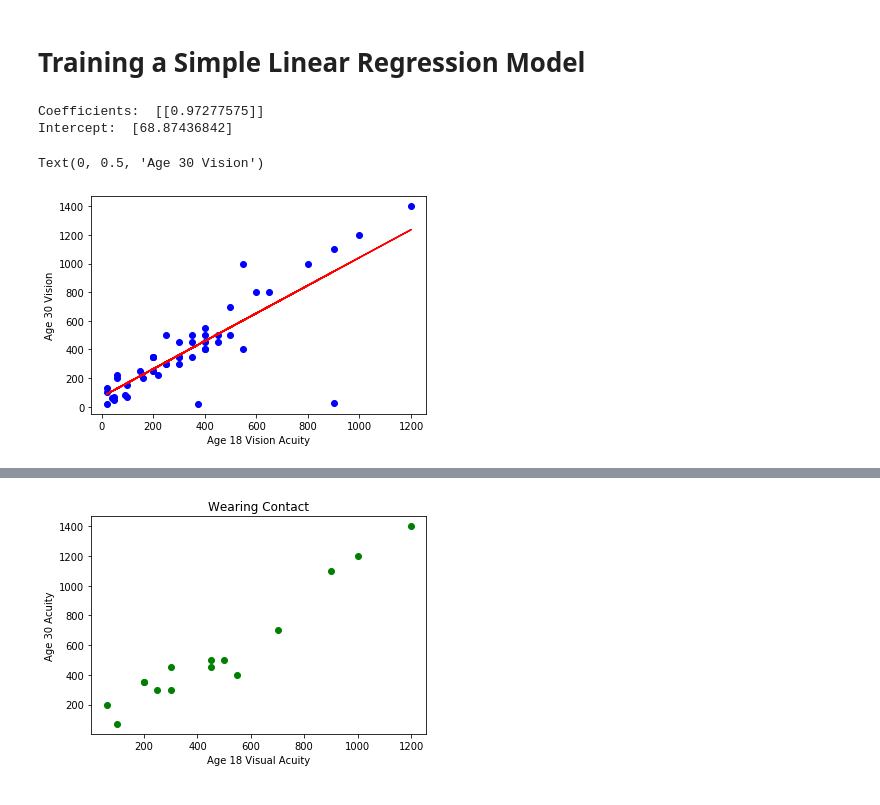
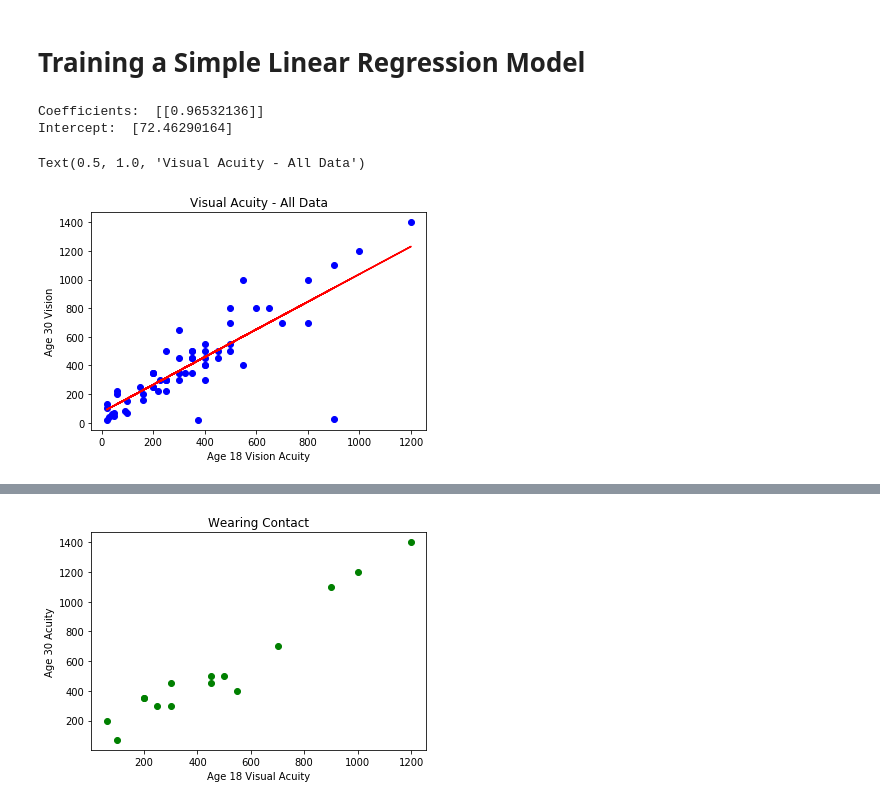
Before and after one commit to garychumd/Contact-Lens, a Jupyter notebook: Contact Lens.ipynb, the cells around one changed output, grey strips where cells are left out. Saved outputs shown, nothing was run; the diff lists cells and outputs as text; code cells hidden in the pictures.

```diff
--- a/Contact Lens.ipynb
+++ b/Contact Lens.ipynb
@@ -125,37 +125,40 @@ plt.show()
 # len() returns length of the string
 # split data set into train and test sets. 80% for training. 20% for testing
 # ~ invert all bits (not function)
-msk = np.random.rand(len(df)) < 0.8
-train = df[msk]  # assign train to random 80% of test data
-test = df[~msk]  # assign all data not in msk
+#msk = np.random.rand(len(df)) < 0.8
+#train = df[msk]  # assign train to random 80% of test data
+#test = df[~msk]  # assign all data not in msk
+
+testA = df # creat a new data frame
 
 #import the model
 from sklearn import linear_model
 
 # Train regression model
 regr = linear_model.LinearRegression()
-train_x = np.asanyarray(train[['Age18Acuity']])
-train_y = np.asanyarray(train[['Age30Acuity']])
-regr.fit (train_x, train_y)
+testA_x = np.asanyarray(testA[['Age18Acuity']])
+testA_y = np.asanyarray(testA[['Age30Acuity']])
+regr.fit (testA_x, testA_y)
 
 # Print the coefficients
 print ('Coefficients: ', regr.coef_)
 print ('Intercept: ',regr.intercept_)
 # %% [output]
-Coefficients:  [[0.97277575]]
-Intercept:  [68.87436842]
+Coefficients:  [[0.96532136]]
+Intercept:  [72.46290164]
 # %%
 #print the fit line over the data
 
 #print scatter graph of the data
-plt.scatter(train.Age18Acuity, train.Age30Acuity,  color='blue')
+plt.scatter(testA.Age18Acuity, testA.Age30Acuity,  color='blue')
 
 #print the fit line
-plt.plot(train_x, regr.coef_[0][0]*train_x + regr.intercept_[0], '-r')
+plt.plot(testA_x, regr.coef_[0][0]*testA_x + regr.intercept_[0], '-r')
 
 #data label
 plt.xlabel("Age 18 Vision Acuity")
 plt.ylabel("Age 30 Vision")
+plt.title("Visual Acuity - All Data")
 # %% [output]
-Text(0, 0.5, 'Age 30 Vision')
+Text(0.5, 1.0, 'Visual Acuity - All Data')
-[figure, old version]
+[figure, new version]
```
Also changed, not shown: parts of 25 cells of this notebook.
